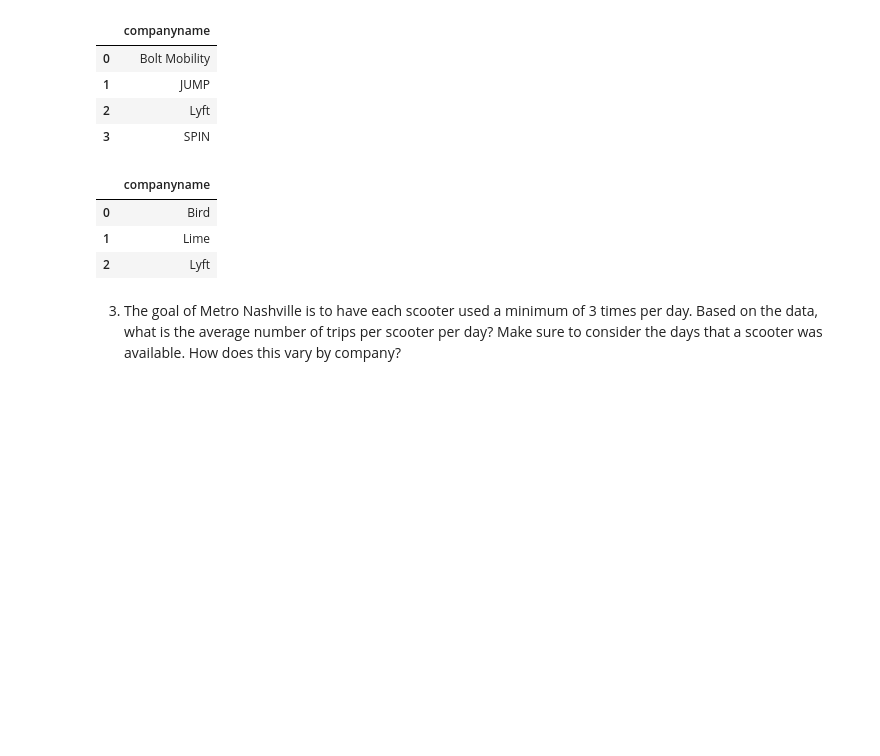
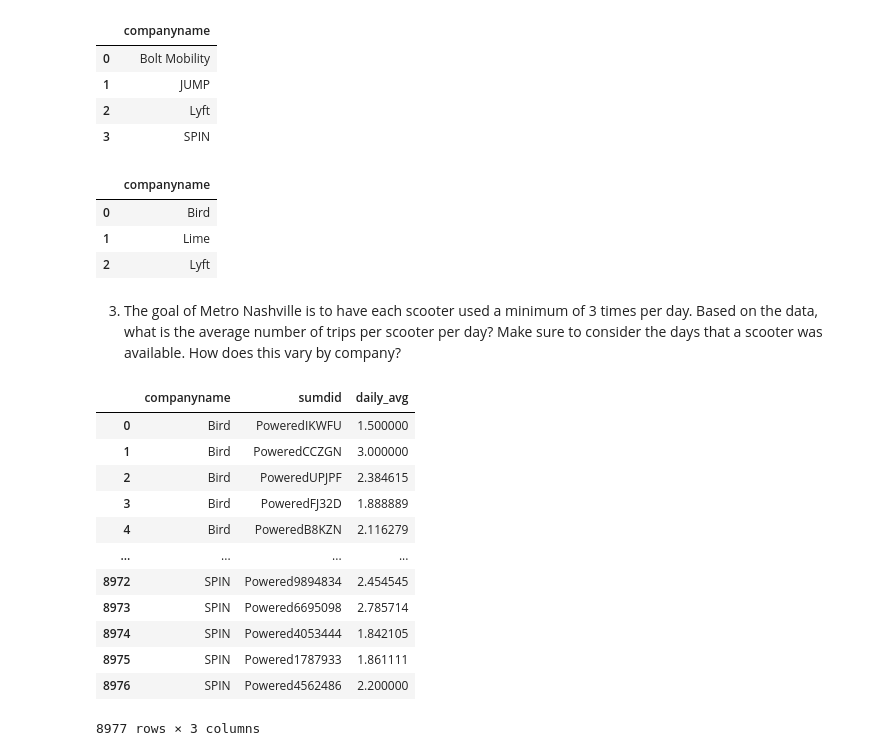
Before and after one commit to elisianguyen/nashville_scooters, a Jupyter notebook: notebooks/scooter_code.ipynb, the cells around one changed output. Saved outputs shown, nothing was run; the diff lists cells and outputs as text; code cells hidden in the pictures; blank space fills up the shorter version.

```diff
--- a/notebooks/scooter_code.ipynb
+++ b/notebooks/scooter_code.ipynb
@@ -379,3 +379,46 @@ trips_under
 | 2 | Lyft |
 # %% [markdown]
 3. The goal of Metro Nashville is to have each scooter used a minimum of 3 times per day. Based on the data, what is the average number of trips per scooter per day? Make sure to consider the days that a scooter was available. How does this vary by company?
+# %%
+query="""
+Select
+    companyname,
+    sumdid,
+    avg(counts) as daily_avg
+From
+    (Select
+    companyname,
+    sumdid,
+    Cast(pubtimestamp as DATE) as dates,
+    Count(Distinct pubtimestamp) as counts
+    From trips
+	Where tripduration > 1
+	AND tripduration <=1439
+    Group by
+    sumdid,
+    dates,
+    companyname) as t
+Group by
+    companyname,
+    sumdid
+Order by
+companyname
+"""
+
+##df of comp, scootersids, and the avg use per day.(who have trip durations that exceed 1 minute but not 24hrs)
+scooter_daily_avg =  pd.read_sql(text(query), con = engine)
+scooter_daily_avg
+# %% [output]
+|  | companyname | sumdid | daily_avg |
+| 0 | Bird | PoweredIKWFU | 1.500000 |
+| 1 | Bird | PoweredCCZGN | 3.000000 |
+| 2 | Bird | PoweredUPJPF | 2.384615 |
+| 3 | Bird | PoweredFJ32D | 1.888889 |
+| 4 | Bird | PoweredB8KZN | 2.116279 |
+| ... | ... | ... | ... |
+| 8972 | SPIN | Powered9894834 | 2.454545 |
+| 8973 | SPIN | Powered6695098 | 2.785714 |
+| 8974 | SPIN | Powered4053444 | 1.842105 |
+| 8975 | SPIN | Powered1787933 | 1.861111 |
+| 8976 | SPIN | Powered4562486 | 2.200000 |
+8977 rows × 3 columns
```
Also changed, not shown: parts of 8 cells of this notebook.
